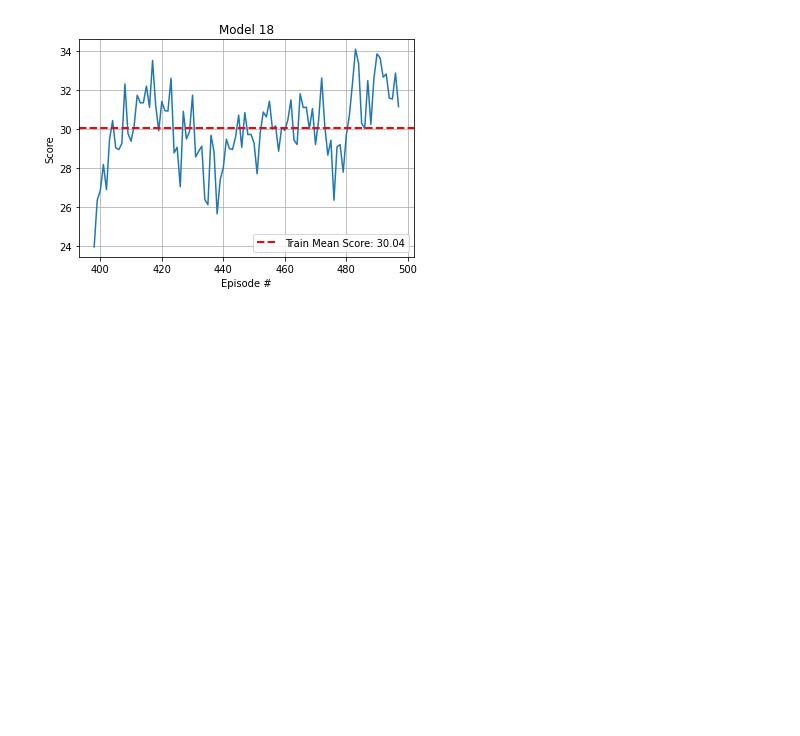
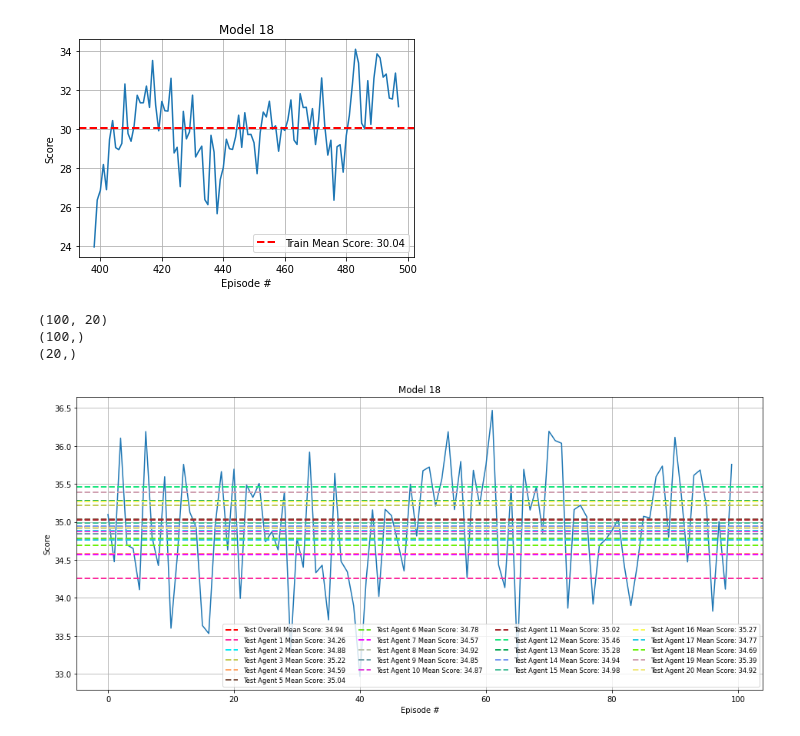
Before and after one commit to Iten-No-404/Reacher-Continuous-Control, a Jupyter notebook: Test_Model.ipynb, the cells around one changed output. Saved outputs shown, nothing was run; the diff lists cells and outputs as text; code cells hidden in the pictures; blank space fills up the shorter version.

```diff
--- a/Test_Model.ipynb
+++ b/Test_Model.ipynb
@@ -192,3 +219,54 @@ for i, score in enumerate(mean_scores):
 # %% [output]
 Environment Solved at Step: 398
 [figure]
+# %%
+import os
+import json
+import numpy as np
+import matplotlib.pyplot as plt
+
+k = 18
+scores_path = os.path.join('ddpg_trials', str(k), "test_scores.json")
+scores = []
+with open(scores_path, 'r') as file:
+    scores = json.load(file)['detailed_scores']
+
+scores = np.array(scores)
+print(scores.shape)
+
+mean_scores = scores.mean(axis=1)
+print(mean_scores.shape)
+
+mean_score_per_agent = scores.mean(axis=0)
+print(mean_score_per_agent.shape)
+# %% [output]
+(100, 20)
+(100,)
+(20,)
+# %%
+import random
+
+k = 18
+fig = plt.figure(figsize=(16,7))
+ax = fig.add_subplot(111)
+mean_y = np.mean(mean_scores)
+plt.plot(np.arange(len(mean_scores)), mean_scores)
+plt.ylabel('Score')
+plt.xlabel('Episode #')
+plt.title(f'Model {k}')
+plt.axhline(mean_y, color='red', linestyle='--', linewidth=2, label=f'Test Overall Mean Score: {mean_y:.2f}')
+
+# Function to generate a random hex color
+def get_random_hex_color():
+    # Generates a random 6-digit hex string
+    return '#%06x' % random.randint(0, 0xFFFFFF)
+
+
+for i, mean in enumerate(list(mean_score_per_agent)):
+    plt.axhline(mean, color=get_random_hex_color(), linestyle='--', linewidth=2, label=f'Test Agent {i+1} Mean Score: {mean:.2f}')
+
+plt.legend(loc='best', ncol=4, fontsize='small')
+plt.grid(True)
+plt.show()
+# %% [output]
+[figure, added]
```
Also changed, not shown: parts of 2 cells of this notebook, 2 other files.
